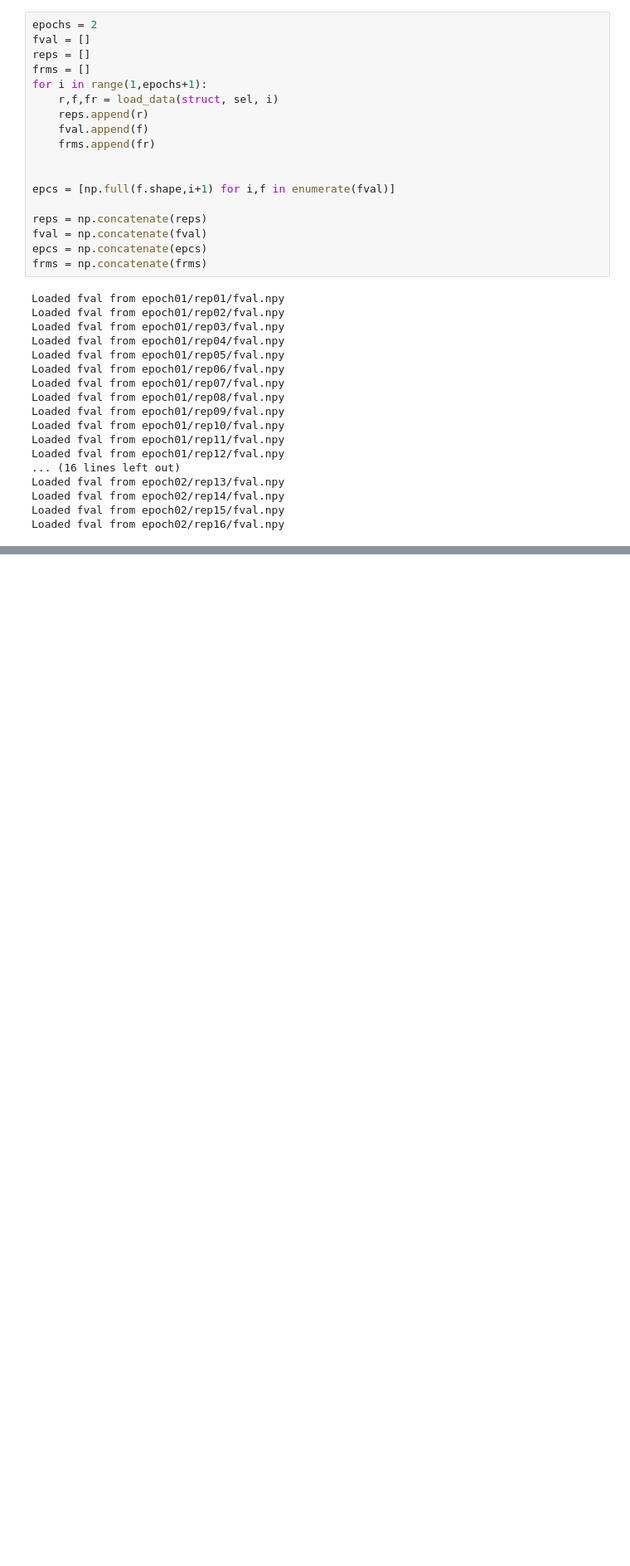
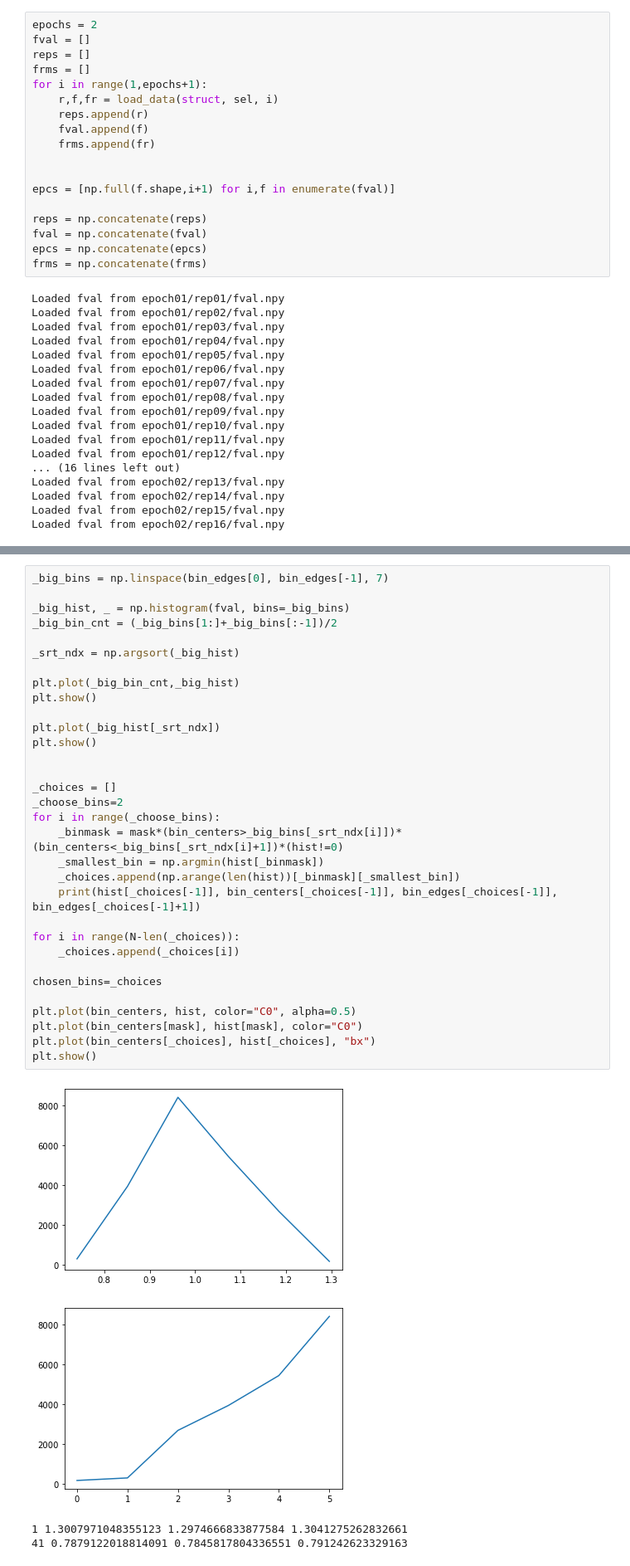
Before and after one commit to molecularmachinist/functional_sampling_tool, a Jupyter notebook: prod/autosampler_notebook.ipynb, the cells around one changed output, grey strips where cells are left out. Shown at 83% size. Drawn from its saved outputs; the diff is of its cells as text; blank space fills up the shorter version.

```diff
--- a/prod/autosampler_notebook.ipynb
+++ b/prod/autosampler_notebook.ipynb
@@ -276,0 +284,37 @@ plt.show()
+# %%
+_big_bins = np.linspace(bin_edges[0], bin_edges[-1], 7)
+
+_big_hist, _ = np.histogram(fval, bins=_big_bins)
+_big_bin_cnt = (_big_bins[1:]+_big_bins[:-1])/2
+
+_srt_ndx = np.argsort(_big_hist)
+
+plt.plot(_big_bin_cnt,_big_hist)
+plt.show()
+
+plt.plot(_big_hist[_srt_ndx])
+plt.show()
+
+
+_choices = []
+_choose_bins=2
+for i in range(_choose_bins):
+    _binmask = mask*(bin_centers>_big_bins[_srt_ndx[i]])*(bin_centers<_big_bins[_srt_ndx[i]+1])*(hist!=0)
+    _smallest_bin = np.argmin(hist[_binmask])
+    _choices.append(np.arange(len(hist))[_binmask][_smallest_bin])
+    print(hist[_choices[-1]], bin_centers[_choices[-1]], bin_edges[_choices[-1]], bin_edges[_choices[-1]+1])
+
+for i in range(N-len(_choices)):
+    _choices.append(_choices[i])
+
+chosen_bins=_choices
+
+plt.plot(bin_centers, hist, color="C0", alpha=0.5)
+plt.plot(bin_centers[mask], hist[mask], color="C0")
+plt.plot(bin_centers[_choices], hist[_choices], "bx")
+plt.show()
+# %% [output]
+[figure, added]
+[figure, added]
+1 1.3007971048355123 1.2974666833877584 1.3041275262832661
+41 0.7879122018814091 0.7845817804336551 0.791242623329163
```
Also changed, not shown: parts of 8 cells of this notebook.
